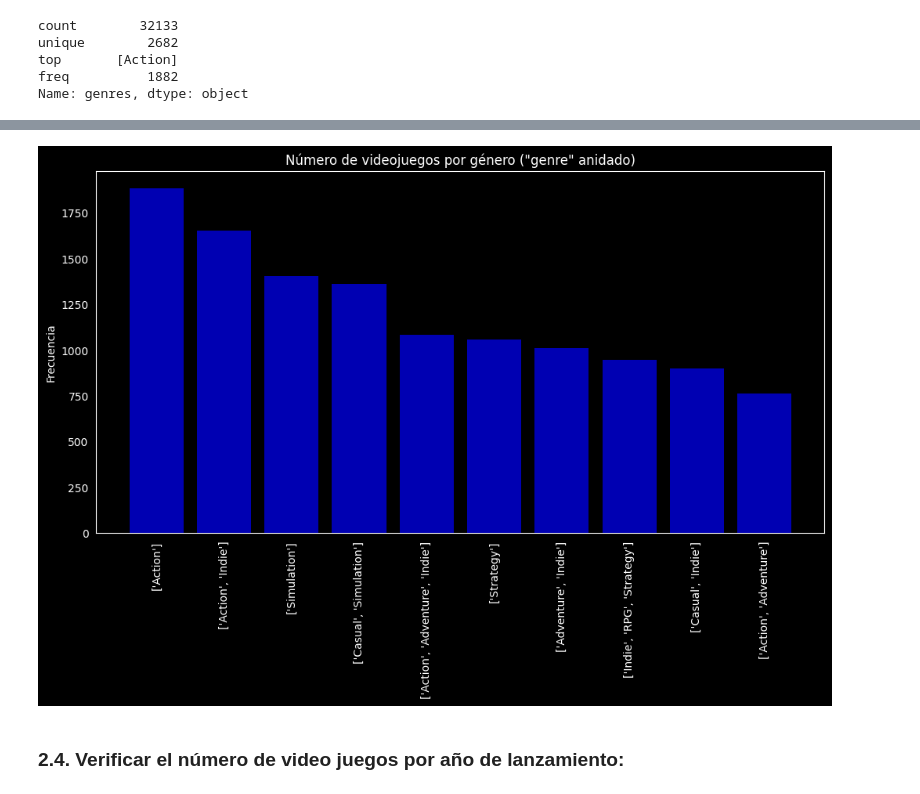
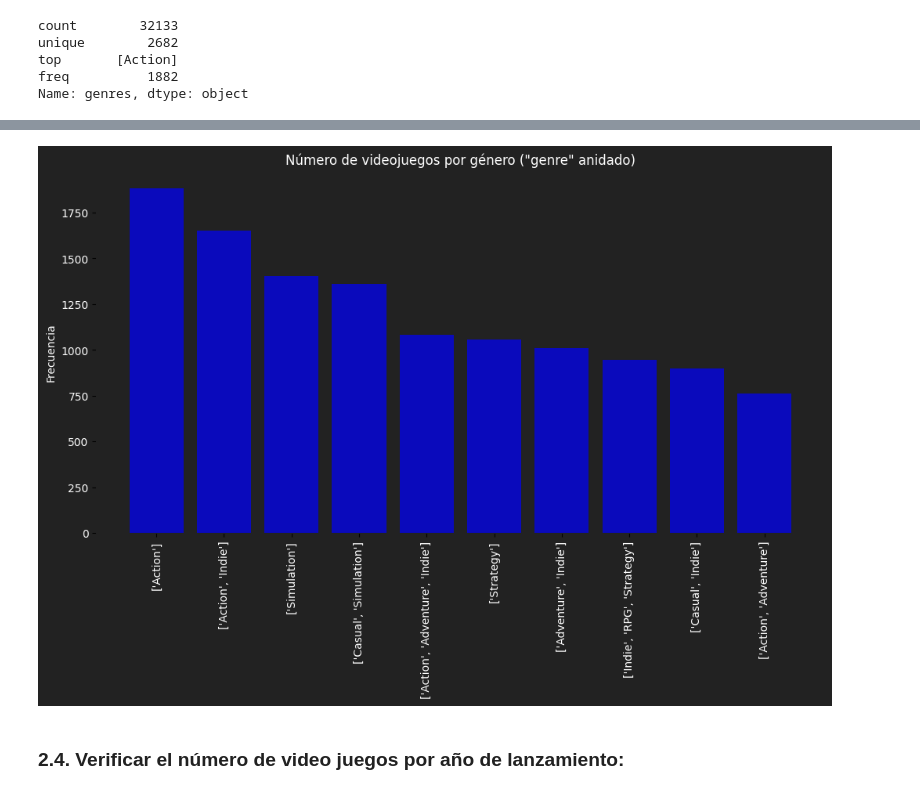
Before and after one commit to LDavidRojasD/MLOps_SteamGames_Proy1, a Jupyter notebook: 3. EDA_Datos_Limpios.ipynb, the cells around one changed output, grey strips where cells are left out. Cells and saved outputs as stored; diff of their text form; code cells hidden in the pictures.

```diff
--- a/3. EDA_Datos_Limpios.ipynb
+++ b/3. EDA_Datos_Limpios.ipynb
@@ -257,22 +269,30 @@ acumulacion_porcentual = frecuencia_generos.cumsum() / frecuencia_generos.sum()
 
 # Crear el gráfico de Pareto
 fig, ax1 = plt.subplots(figsize=(12, 6))
-fig.patch.set_facecolor('black')
+fig.patch.set_facecolor('#222222')
 
 
 # Barra de frecuencias con color azul y fondo negro
 ax1.bar(frecuencia_generos.index, frecuencia_generos, color='blue', alpha=0.7, label='Frecuencia')
 
 # Configurar el fondo negro
-ax1.set_facecolor('black')
+ax1.set_facecolor('#222222')
+
+# Configurar el color del marco a blanco
+plt.rcParams['figure.edgecolor'] = 'white'
+
+# Configurar el color de las líneas de los ejes
+plt.gca().spines['bottom'].set_color('white')
+plt.gca().spines['top'].set_color('white')
+plt.gca().spines['right'].set_color('white')
+plt.gca().spines['left'].set_color('white')
 
 # Eje y izquierdo para las barras
 ax1.set_xlabel('Género', color='white')
-ax1.set_ylabel('Frecuencia', color='white')
+ax1.set_ylabel('Número de videojuegos', color='white')
 ax1.tick_params('y', colors='white')
-
-ax1.tick_params(axis='x', colors='white')
-
+ax1.tick_params('x', colors='white')
+plt.xticks(rotation='vertical', color='white')
 
 # Eje y derecho para la acumulación porcentual
 ax2 = ax1.twinx()
@@ -301,35 +344,35 @@ Name: genres, dtype: object
 # %%
 
 SGames_CD['genres'] = SGames_CD['genres'].astype(str)
 
 # Obtener la frecuencia de cada valor en la columna
 frecuencia_columna = SGames_CD['genres'].value_counts().head(10)
 
 # Crear el gráfico de barras
-plt.figure(figsize=(12, 6),facecolor='black')
+plt.figure(figsize=(12, 6),facecolor='#222222')
 plt.bar(frecuencia_columna.index, frecuencia_columna, color='blue', alpha=0.7)
 
 # Configuraciones adicionales para personalizar el gráfico
 plt.ylabel('Frecuencia', color='white')
 plt.title('Número de videojuegos por género ("genre" anidado)', color='white')
 plt.xticks(rotation='vertical', color='white')  # Rotar las etiquetas del eje x en forma vertical y configurar el color blanco
 
 # Configurar el fondo negro
-plt.gca().set_facecolor('black')
+plt.gca().set_facecolor('#222222')
 
 # Configurar el color de las líneas de los ejes
-plt.gca().spines['bottom'].set_color('white')
-plt.gca().spines['top'].set_color('white')
-plt.gca().spines['right'].set_color('white')
-plt.gca().spines['left'].set_color('white')
+plt.gca().spines['bottom'].set_color('#222222')
+plt.gca().spines['top'].set_color('#222222')
+plt.gca().spines['right'].set_color('#222222')
+plt.gca().spines['left'].set_color('#222222')
 
 # Configurar el color de las etiquetas y ticks del eje y
 plt.yticks(color='white')
 
 # Mostrar el gráfico
 plt.show()
 # %% [output]
-[figure, old version]
+[figure, new version]
 # %% [markdown]
 ### 2.4. Verificar el número de video juegos por año de lanzamiento:
 # %%
```
Also changed, not shown: parts of 5 cells of this notebook, 5 other files.
